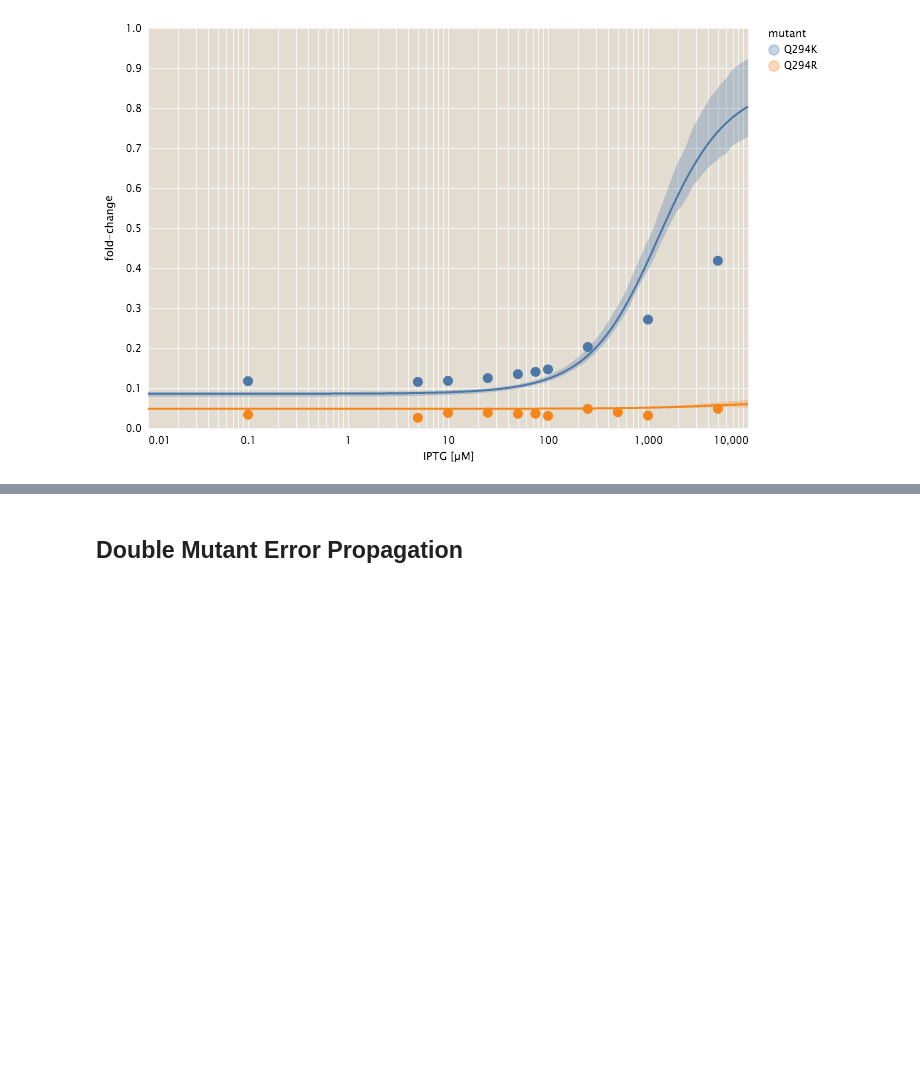
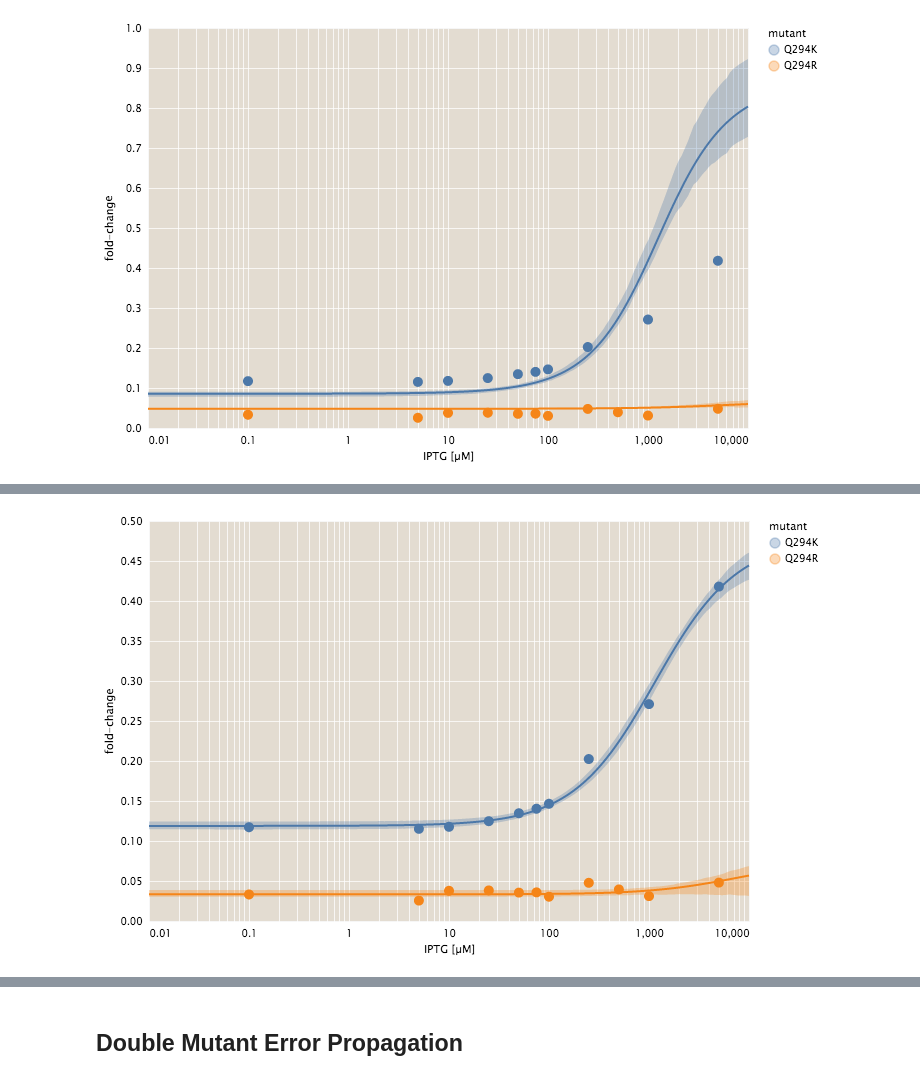
Before and after one commit to RPGroup-PBoC/mwc_mutants, a Jupyter notebook: code/analysis/complete_analysis.ipynb, the cells around one changed output, grey strips where cells are left out. Drawn from its saved outputs; the diff is of its cells as text; code cells hidden in the pictures; blank space fills up the shorter version.

Commit message:
Used O1 data to fit Ka,Ki, ep_AI and predict O2

```diff
--- a/code/analysis/complete_analysis.ipynb
+++ b/code/analysis/complete_analysis.ipynb
@@ -483,0 +488,12 @@ fit_mode + fit_hpd + points
+# %%
+# Add identifiers to O1
+O1_ind_idx = {m:i+1 for i, m in enumerate(IND_O1_muts)}
+for m, i in O1_ind_idx.items():
+    IND_O1.loc[IND_O1['mutant']==m, 'idx'] = i
+IND_O1['idx'] = IND_O1['idx'].astype(int)
+
+# Assemble the data dictionary
+data_dict = dict(J=len(IND_O1_muts), N=len(IND_O1), idx=IND_O1['idx'], R=constants['RBS1027'],
+                 Nns=constants['Nns'], c=IND_O1['IPTGuM'], ep_RA = constants['O1'],
+                 n_sites=constants['n_sites'], fc=IND_O1['fold_change'])
+O1_allo_samples = kaki_allo_model.sampling(data_dict, iter=5000, chains=4)
@@ -483,0 +516,51 @@ fit_mode + fit_hpd + points
+# %%
+O1_allo_df = mut.bayes.chains_to_dataframe(O1_allo_samples)
+new_names = {'{}.{}'.format(n, i):'{}.{}'.format(n, m) for m, i in O1_ind_idx.items() for n in ['Ka', 'Ki', 'ep_AI', 'sigma']}
+O1_allo_df.rename(columns=new_names, inplace=True)
+O1_allo_stats = mut.stats.compute_statistics(O1_allo_df)
+# %%
+
+# Compute the modes and credible regions.
+O1_fit_dfs = []
+c_range = np.logspace(-2, 4, 200)
+for i, m in enumerate(['Q294K', 'Q294R']):
+    best_fit = mut.thermo.SimpleRepression(R=constants['RBS1027'], ep_r=constants['O1'], ep_ai=O1_allo_stats[O1_allo_stats['parameter']=='ep_AI.{}'.format(m)]['mode'].values,
+                                          effector_conc=c_range, ka=O1_allo_stats[O1_allo_stats['parameter']=='Ka.{}'.format(m)]['mode'].values,
+                                          ki=O1_allo_stats[O1_allo_stats['parameter']=='Ki.{}'.format(m)]['mode'].values, n_ns=constants['Nns'],
+                                          n_sites=constants['n_sites']).fold_change()
+    cred_region = np.zeros([2, len(c_range)])
+    for j, c in enumerate(c_range):
+        arch = mut.thermo.SimpleRepression(R=constants['RBS1027'], ep_r=constants['O1'], ep_ai=O1_allo_df['ep_AI.{}'.format(m)],
+                                            effector_conc=c, ka=O1_allo_df['Ka.{}'.format(m)], ki=O1_allo_df['Ki.{}'.format(m)],
+                                          n_ns=constants['Nns'], n_sites=constants['n_sites']).fold_change()
+        cred_region[:, j] = mut.stats.compute_hpd(arch, 0.95)
+
+    # Assemble the data frame.
+    _df = pd.DataFrame(np.array([c_range, best_fit, cred_region[0, :], cred_region[1, :]]).T, columns=['IPTGuM', 'mode', 'min', 'max'])
+    _df['mutant'] = m
+    O1_fit_dfs.append(_df)
+O1_fit_df = pd.concat(O1_fit_dfs)
+
+# Plot the fits
+fit_base = alt.Chart(O1_fit_df, width=600, height=400)
+data_base = alt.Chart(IND_O1_summ[IND_O1_summ['IPTGuM'] > 0])
+
+fit_mode = fit_base.mark_line().encode(
+            x = alt.X('IPTGuM:Q', scale={'type':'log'}, axis={'title':'IPTG [µM]'}),
+            y = alt.Y('mode:Q', axis={'title':'fold-change'}),
+            color='mutant:N')
+
+fit_hpd = fit_base.mark_area(opacity=0.3).encode(
+          x='IPTGuM:Q',
+          y='min:Q',
+          y2='max:Q',
+          color='mutant:N')
+
+points = data_base.mark_point(filled=True, size=100, opacity=1).encode(
+        x='IPTGuM:Q',
+        y='mean',
+        color='mutant:N')
+
+fit_mode + fit_hpd + points
+# %% [output]
+[figure, added]
```
Also changed, not shown: parts of 6 cells of this notebook.
